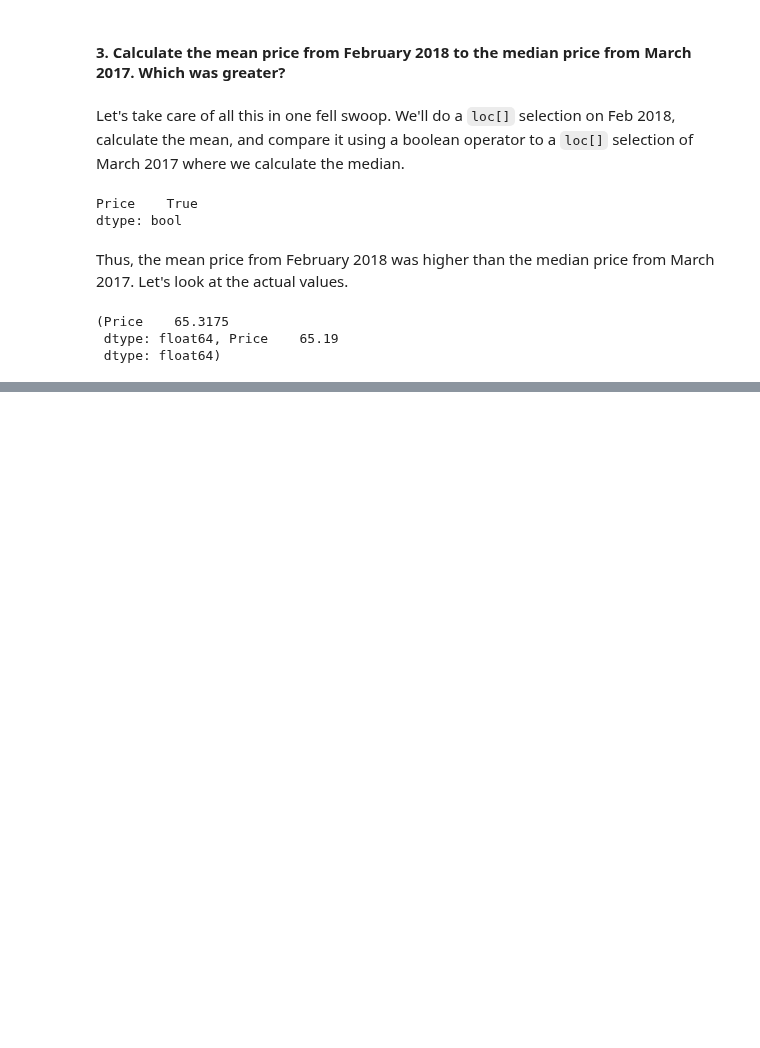
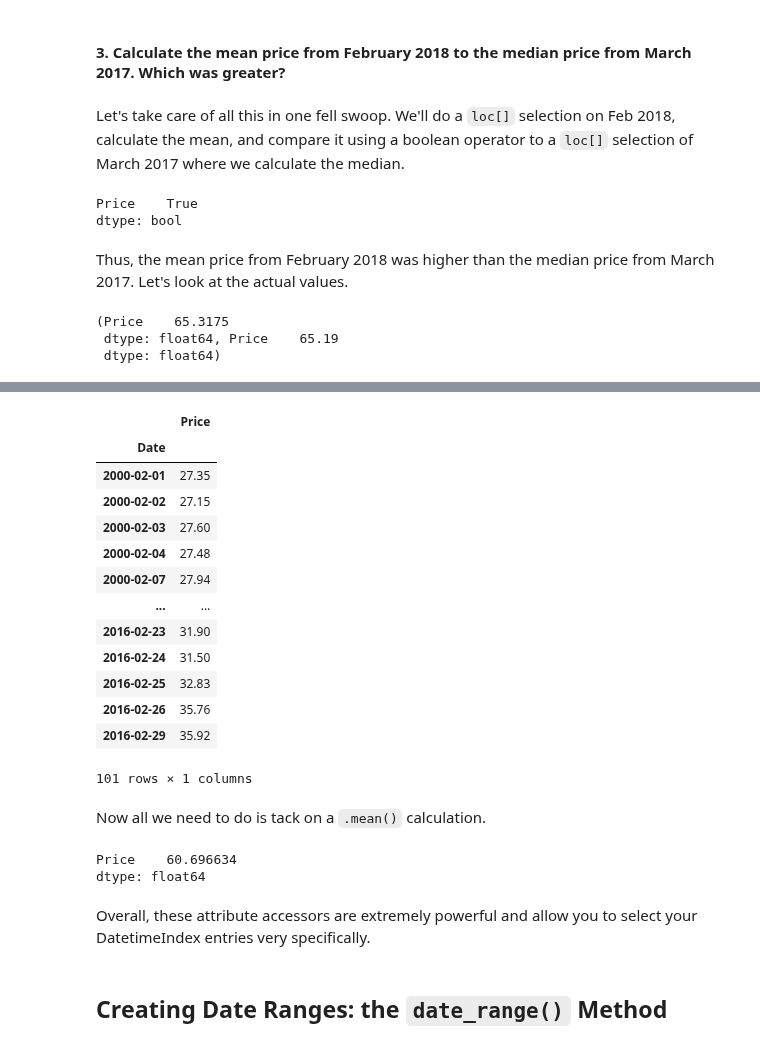
Before and after one commit to jgabunilas/pandas-bootcamp, a Jupyter notebook: Section10_Handling_Date_and_Time/Section10_Handling_Date_and_Time.ipynb, the cells around one changed output, grey strips where cells are left out. Cells and saved outputs as stored; diff of their text form; code cells hidden in the pictures; blank space fills up the shorter version.

```diff
--- a/Section10_Handling_Date_and_Time/Section10_Handling_Date_and_Time.ipynb
+++ b/Section10_Handling_Date_and_Time/Section10_Handling_Date_and_Time.ipynb
@@ -864,0 +934,2 @@ It was quite close! Feb 2018 had a mean price of $65.32 while March 2017 had a m
+# %%
+brent['Dayname'] = brent.index.day_name()
@@ -864,0 +962,2 @@ It was quite close! Feb 2018 had a mean price of $65.32 while March 2017 had a m
+# %%
+brent.drop(columns="Dayname", inplace=True)
@@ -864,0 +983,28 @@ It was quite close! Feb 2018 had a mean price of $65.32 while March 2017 had a m
+# %%
+brent[(brent.index.is_leap_year == True) & (brent.index.month == 2)]
+# %% [output]
+|  | Price |
+| Date |  |
+| 2000-02-01 | 27.35 |
+| 2000-02-02 | 27.15 |
+| 2000-02-03 | 27.60 |
+| 2000-02-04 | 27.48 |
+| 2000-02-07 | 27.94 |
+| ... | ... |
+| 2016-02-23 | 31.90 |
+| 2016-02-24 | 31.50 |
+| 2016-02-25 | 32.83 |
+| 2016-02-26 | 35.76 |
+| 2016-02-29 | 35.92 |
+101 rows × 1 columns
+# %% [markdown]
+Now all we need to do is tack on a `.mean()` calculation.
+# %%
+brent[(brent.index.is_leap_year == True) & (brent.index.month == 2)].mean()
+# %% [output]
+Price    60.696634
+dtype: float64
+# %% [markdown]
+Overall, these attribute accessors are extremely powerful and allow you to select your DatetimeIndex entries very specifically.
+# %% [markdown]
+## Creating Date Ranges: the `date_range()` Method
```
Also changed, not shown: parts of 46 cells of this notebook.
